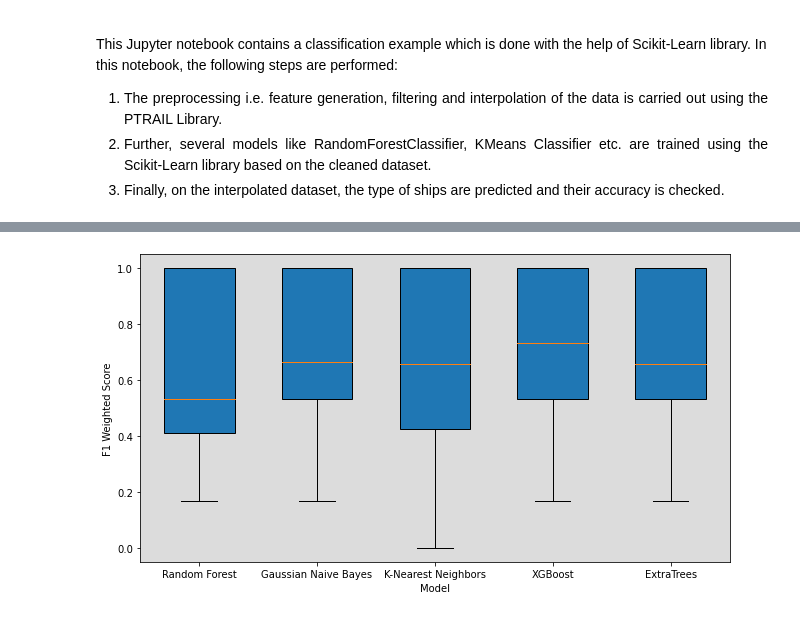
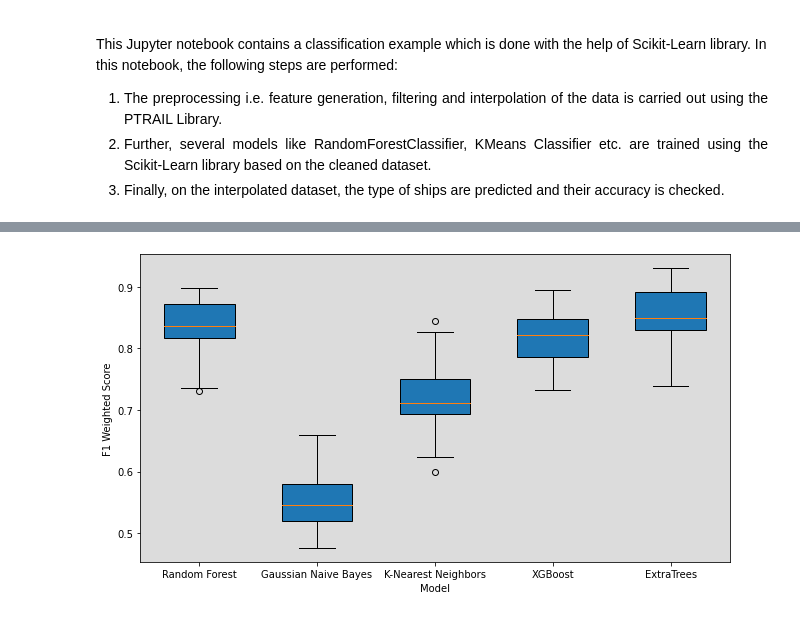
Before and after one commit to YakshHaranwala/PTRAIL, a Jupyter notebook: examples/Jupyter Notebooks/9.2 Ship Type Prediction.ipynb, the cells around one changed output, grey strips where cells are left out. Saved outputs shown, nothing was run; the diff lists cells and outputs as text; code cells hidden in the pictures.

Commit message:
Modified the ship type prediction notebook as per Dr. Soares' guidelines. Also modified the stats module to avoid column duplications.

```diff
--- a/examples/Jupyter Notebooks/9.2 Ship Type Prediction.ipynb
+++ b/examples/Jupyter Notebooks/9.2 Ship Type Prediction.ipynb
@@ -31,21 +31,21 @@ import pandas as pd
 from ptrail.core.TrajectoryDF import PTRAILDataFrame
 from ptrail.preprocessing.statistics import Statistics
 
-pdf = pd.read_csv('https://raw.githubusercontent.com/YakshHaranwala/PTRAIL/main/examples/data/ships.csv')
-ships_df = PTRAILDataFrame(data_set=pdf,
-                           latitude='lat',
-                           longitude='lon',
-                           datetime='Timestamp',
-                           traj_id='Name')
+pdf = pd.read_csv('./ships.csv', index_col=False)
+ships_df = PTRAILDataFrame(data_set=pdf.dropna(),
+                           latitude='Lat',
+                           longitude='Lon',
+                           datetime='DateTime',
+                           traj_id='VesselName')
 
 # Filter out only Cargo, passenger and fishing ships.
-ships = ships_df.loc[ships_df['ShipType'].isin(['Cargo', 'Passenger', 'Fishing'])]
+ships = ships_df.loc[ships_df['VesselTypeGroup'].isin(['Cargo', 'Passenger', 'Fishing'])]
 
 # Change the labels of the ShipTypes to the following:
 # Cargo: 0
 # Fishing: 1
 # Passenger: 2
-ships['ShipType'] = ships['ShipType'].map({'Cargo': 0, 'Fishing': 1,'Passenger': 2,})
+ships['VesselTypeGroup'] = ships['VesselTypeGroup'].map({'Cargo': 0, 'Fishing': 1,'Passenger': 2,})
 ships = PTRAILDataFrame(data_set=ships.reset_index(),
                         latitude='lat',
                         longitude='lon',
@@ -78,11 +78,12 @@ speed_filter = Filters.hampel_outlier_detection(dataframe=dist_filter, column_na
 
 # Cubic Interpolation with a sampling rate of 15 minutes.
 cubic_ip = Interpolation.interpolate_position(dataframe=speed_filter, sampling_rate=15,
-                                              ip_type='cubic' ,class_label_col='ShipType')
+                                              ip_type='cubic' ,class_label_col='VesselTypeGroup')
 
 # Finally, generating Kinematic stats and pivoting the dataframe to get it ready for classification.
-stats_df = Statistics.generate_kinematic_stats(dataframe=cubic_ip, target_col_name='ShipType',segmented=False)
-pivoted_df = Statistics.pivot_stats_df(dataframe=stats_df, target_col_name='ShipType', segmented=False)
+stats_df = Statistics.generate_kinematic_stats(dataframe=cubic_ip, target_col_name='VesselTypeGroup',segmented=False)
+pivoted_df = Statistics.pivot_stats_df(dataframe=stats_df, target_col_name='VesselTypeGroup', segmented=False)
+pivoted_df.dropna(inplace=True)
 
 pivoted_df
 # %% [output]
@@ -122,31 +106,36 @@ X_train, X_test, y_train, y_test = train_test_split(pivoted_df.drop(columns=['Sh
 # %%
 # Let's visualize the scores using box plot of cross validation of the models.
 import matplotlib.pyplot as plt
 from sklearn.model_selection import cross_val_score, RepeatedStratifiedKFold
+from sklearn.model_selection import train_test_split
+from sklearn.metrics import f1_score
+from sklearn.ensemble import RandomForestClassifier, GradientBoostingClassifier, ExtraTreesClassifier
+from sklearn.naive_bayes import GaussianNB
+from sklearn.neighbors import KNeighborsClassifier
 
 names = ["Random Forest", "Gaussian Naive Bayes", "K-Nearest Neighbors", "XGBoost", "ExtraTrees"]
 models = [
-    RandomForestClassifier(n_estimators=300, criterion='gini', max_features='log2',),
+    RandomForestClassifier(),
     GaussianNB(),
-    KNeighborsClassifier(n_neighbors=5, weights='distance', metric='minkowski', n_jobs=-1, algorithm='kd_tree'),
-    GradientBoostingClassifier(n_estimators=500, max_features='log2',),
-    ExtraTreesClassifier(n_estimators=500, criterion='gini', max_features='log2', n_jobs=-1, class_weight='balanced')
+    KNeighborsClassifier(),
+    GradientBoostingClassifier(),
+    ExtraTreesClassifier()
 ]
 
 fig = plt.figure(figsize=(9, 5))
 ax = plt.subplot(111)
 ax.set_facecolor('gainsboro')
 
-skf = RepeatedStratifiedKFold(n_splits=10, n_repeats=5, random_state=10)
+skf = RepeatedStratifiedKFold(n_splits=5, n_repeats=10, random_state=10)
 for i, name, model in zip(range(0, 5), names, models):
-    scores = cross_val_score(model, pivoted_df.drop(columns=['ShipType']), pivoted_df['ShipType'],
+    scores = cross_val_score(model, pivoted_df.drop(columns=['VesselTypeGroup']), pivoted_df['VesselTypeGroup'],
                              scoring='f1_weighted', cv=skf, n_jobs=-1)
     ax.boxplot(x=scores, positions=[i], vert=True,
                widths=0.60, patch_artist=True)
 
 ax.set_xticklabels(labels=names)
 ax.set_ylabel("F1 Weighted Score")
 ax.set_xlabel("Model")
 plt.tight_layout()
 # %% [output]
-[figure, old version]
+[figure, new version]
```
Also changed, not shown: parts of 3 cells of this notebook, 1 other file.
